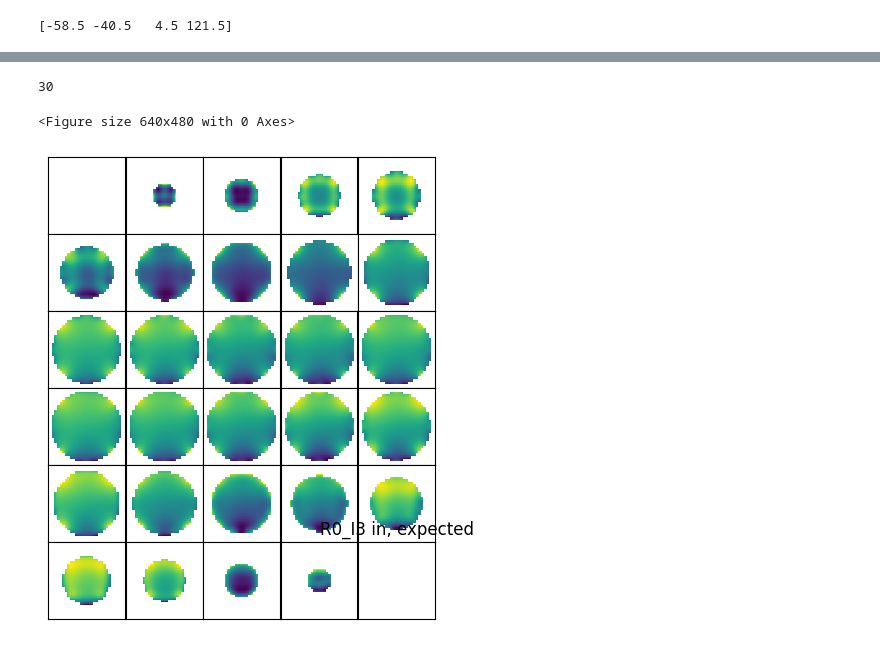
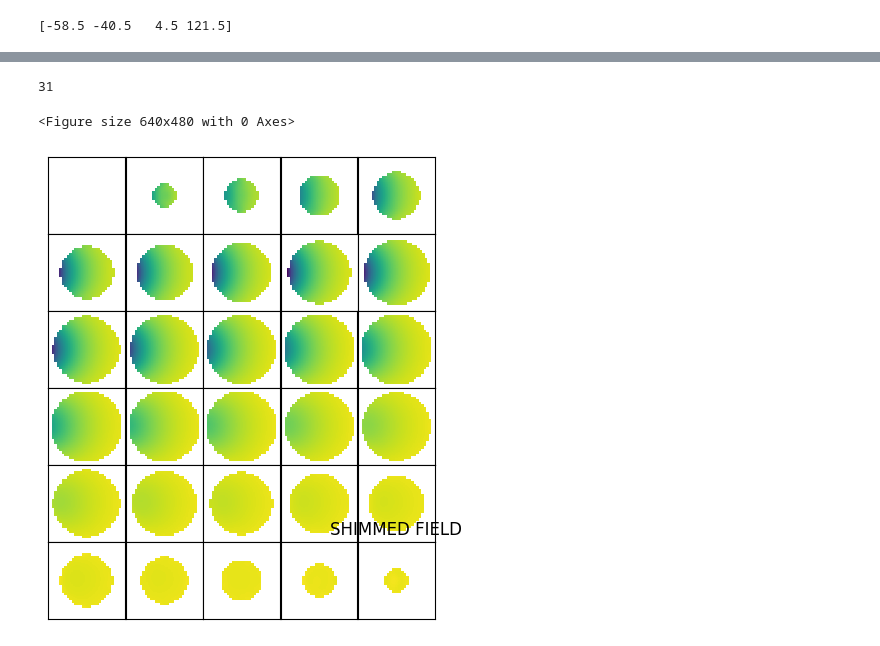
Before and after one commit to rst030/cosi-measure, a Jupyter notebook: Software/COSI2/test_ONEMAGNET.ipynb, the cells around one changed output, grey strips where cells are left out. Drawn from its saved outputs; the diff is of its cells as text; code cells hidden in the pictures.

```diff
--- a/Software/COSI2/test_ONEMAGNET.ipynb
+++ b/Software/COSI2/test_ONEMAGNET.ipynb
@@ -115,7 +115,7 @@ def ringposFromTrayNr(trays_ocp):
     return coordinates
 
 
-shimRadius          = 276*1e-3#!!!TMP 276*1e-3#276*1e-3 <- was set by Tom!      # radius on which the shim magnets are placed
+shimRadius          = 260*1e-3#276*1e-3#!!!TMP 276*1e-3#276*1e-3 <- was set by Tom!      # radius on which the shim magnets are placed
 
 trays_occupied = [-7,-5,1,14] #[-18,-5,1,12] <- 27mm best  [-7,-5,1,14] 997
 ringPositions       = ringposFromTrayNr(trays_occupied)#[-121.5*1e-3, -40.5*1e-3, 31.5*1e-3, 121.5*1e-3]#np.linspace(-ringspacingouter,ringspacingouter,4)#np.linspace(-0.1755,0.1755,4)          #np.linspace(-0.2295, .2295, 4) #Z positions to place shin rubgs
@@ -219,7 +249,7 @@ plt.cla()
 v=max(b0map_onemagnet.xDim_SPH_fine)
 magnet_index = 0
 for i in range(2):
-    alpha = i*2*np.pi/3
+    alpha = i*2*np.pi/4
     cheapfield = magnetFields[12,:,:,2,magnet_index]*np.cos(alpha)+magnetFields[12,:,:,1,magnet_index]*np.sin(alpha)
     plt.imshow(cheapfield,vmin=-1e-3, vmax=1e-3,extent=[-v,v,v,-v])
     plt.title('cheap %.0f deg'%(alpha*180/np.pi))
@@ -269,7 +299,7 @@ ONEINSERTFIELD = magnetFields[:,:,:,:,0]*0
 
 ax = plt.figure().add_subplot()
 
-for idx in range(1):
+for idx in range(len(positions)):
 
     position = positions[idx]
     y2d, z2d = np.meshgrid(Y,Z,indexing='xy') #!!!!!!!!!!!
@@ -344,0 +719,26 @@ affected min:  -0.6044389305372269
+# %%
+# SHIM FIELD
+plt.figure(0)
+
+fig, axes = plt.subplots(nrows=6, ncols=5, figsize=(5, 6))
+
+xvals = b0map_onemagnet.xDim_SPH_fine
+
+shimoffset = 0# np.nanmean(shimmed_Field_final) - np.nanmean(initialField)
+d = np.shape(coordinate_grid[0])
+print(d[0])
+
+
+for i in range(5):
+    for j in range(6):
+        xxx = axes[j,i].imshow(optimized_shim_Field[i+j*5,:,:],clim=[1.00*np.nanmin(optimized_shim_Field)+shimoffset,1.00*np.nanmax(optimized_shim_Field)+shimoffset])
+        axes[j,i].xaxis.set_visible(False)
+        axes[j,i].yaxis.set_visible(False)
+
+plt.subplots_adjust(wspace=0, hspace=0)
+plt.title('SHIM FIELD')
+
+plt.savefig('./pics/shim_field_ONEMAGNET_TEST.png',format="png")
+plt.savefig('./pics/shim_field_ONEMAGNET_TEST.pdf',format="pdf")
+#plt.colorbar(mappable=xxx)
+plt.show()
@@ -345,30 +749,31 @@ affected min:  -0.6044389305372269
 # %%
-# what we expect with insert at min_z 0y ring 0:
+# SHIMMED field
 plt.figure(0)
 
 fig, axes = plt.subplots(nrows=6, ncols=5, figsize=(5, 6))
 
 xvals = b0map_onemagnet.xDim_SPH_fine
 
-shimoffset = np.nanmean(oneInsertShimField) - np.nanmean(initialField)
+
+shimoffset = np.nanmean(shimmed_Field_final) - np.nanmean(initialField)
 d = np.shape(coordinate_grid[0])
 print(d[0])
 
 
 for i in range(5):
     for j in range(6):
-        xxx = axes[j,i].imshow(oneInsertShimField[i+j*5,:,:])#,clim=[np.nanmin(initialField)/1.0016+shimoffset,np.nanmax(initialField)/0.9966+shimoffset])
+        xxx = axes[j,i].imshow(shimmed_Field_final[i+j*5,:,:],clim=[1.00*np.nanmin(initialField),1.00*np.nanmax(initialField)+shimoffset])
         axes[j,i].xaxis.set_visible(False)
         axes[j,i].yaxis.set_visible(False)
 
 plt.subplots_adjust(wspace=0, hspace=0)
-plt.title('R0_I3 in, expected')
+plt.title('SHIMMED FIELD')
 
-plt.savefig('./pics/one_magnet_field_expected.png',format="png")
-plt.savefig('./pics/one_magnet_field_expected.pdf',format="pdf")
+plt.savefig('./pics/shimmed_field_ONEMAGNET_TEST.png',format="png")
+plt.savefig('./pics/shimmed_field_ONEMAGNET_TEST.pdf',format="pdf")
 #plt.colorbar(mappable=xxx)
 plt.show()
 # %% [output]
-30
+31
 <Figure size 640x480 with 0 Axes>
-[figure, old version]
+[figure, new version]
```
Also changed, not shown: parts of 20 cells of this notebook, 44 other files.
